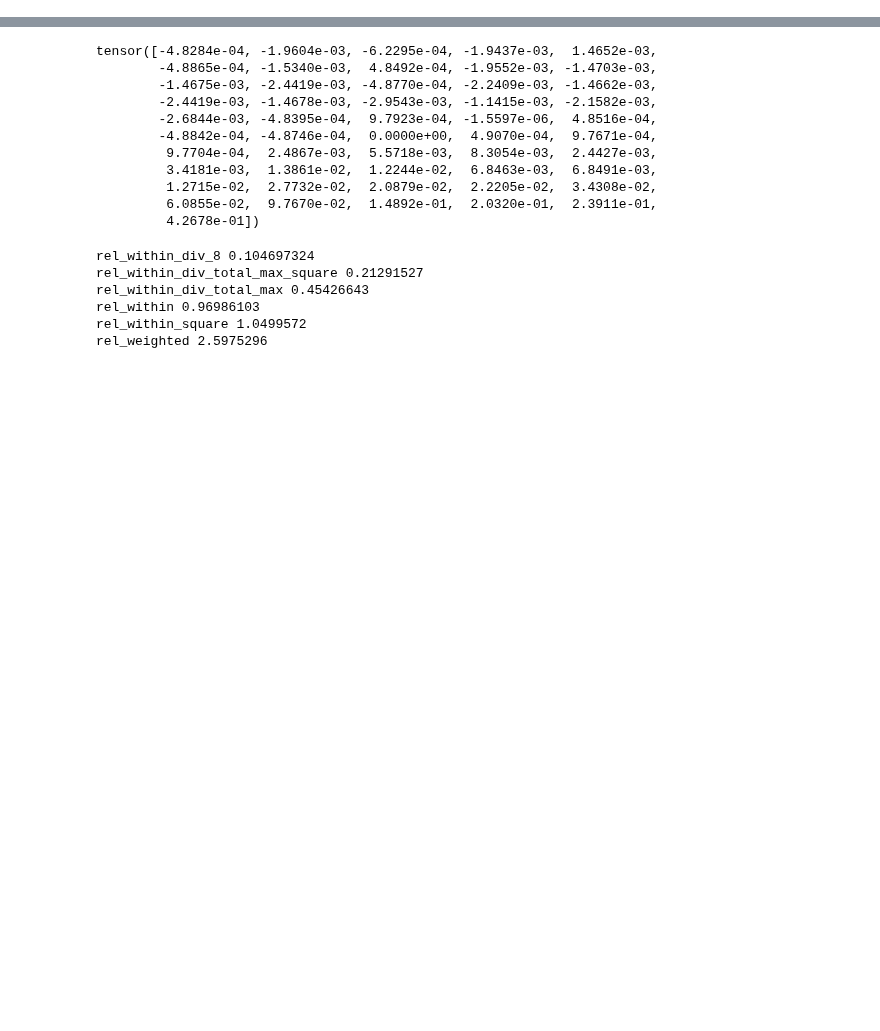
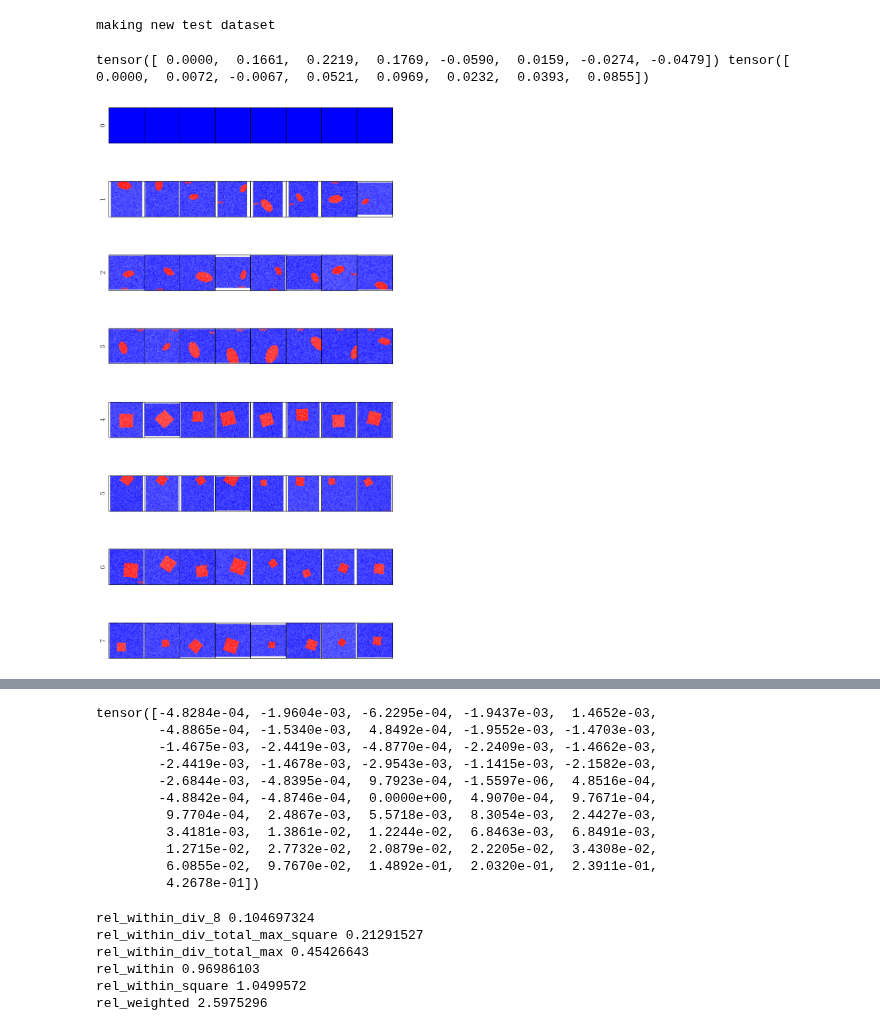
Before and after one commit to lillijo/xai-evaluation-master-thesis, a Jupyter notebook: experiments/test_out_measures.ipynb, the cells around one changed output, grey strips where cells are left out. Saved outputs shown, nothing was run; the diff lists cells and outputs as text; code cells hidden in the pictures; blank space fills up the shorter version.

```diff
--- a/experiments/test_out_measures.ipynb
+++ b/experiments/test_out_measures.ipynb
@@ -42,0 +40,37 @@ ms = AllMeasures(
+# %%
+model_path = "../clustermodels/final"
+experiment_name = "attribution_output"
+sample_set_size = 128
+layer_name = "convolutional_layers.6"
+is_random = False
+model_type = "watermark"
+iterations = 16
+datasettype = BiasedNoisyDataset
+mask = "bounding_box"
+accuracypath = "outputs/retrain.json"
+relsetds = TestDataset(length=300, im_dir="watermark_test_data")
+
+
+# Experiment 2:
+""" model_path = "../clustermodels/background"
+experiment_name = "overlap_attribution"
+sample_set_size = 128
+layer_name = "convolutional_layers.6"
+is_random = False
+model_type = "overlap"
+iterations = 5
+datasettype = BackgroundDataset
+mask = "shape"
+accuracypath = "outputs/unlocalized3.json"
+relsetds = TestDatasetBackground(length=300, im_dir="overlap_test_data") """
+
+
+ms = AllMeasures(
+    "../dsprites-dataset/images/",
+    sample_set_size,
+    layer_name,
+    model_path,
+    experiment_name,
+)
+# %% [output]
+making new test dataset
@@ -43,3 +176,19 @@ ms = AllMeasures(
+# %%
+b, num_it = 50, 2
+
+model_name = f"{experiment_name}_{to_name(biases[b], num_it)}"
+model = load_model(model_path, biases[b], num_it, model_type)
+crpa = CRPAttribution(model, relsetds, model_path, model_name)
+filename = f"outputs/{experiment_name}/{b}_{num_it}.gz"
+with gzip.open(filename, mode="rb") as f:
+    r_m_info = pickle.load(f)
+rels0 = r_m_info[2][:, 0].to(dtype=torch.float)
+rels1 = r_m_info[2][:, 1].to(dtype=torch.float)
+print(rels1.mean(dim=0), rels0.mean(dim=0))
+crpa.make_all_references(layer_name, range(8),relact="relevance")
+# %% [output]
+tensor([ 0.0000,  0.1661,  0.2219,  0.1769, -0.0590,  0.0159, -0.0274, -0.0479]) tensor([ 0.0000,  0.0072, -0.0067,  0.0521,  0.0969,  0.0232,  0.0393,  0.0855])
+[figure, added]
 # %%
 # TEST MEASURES FOR PREDICTIONS
 import gzip
```
Also changed, not shown: parts of 4 cells of this notebook, 4 other files.
